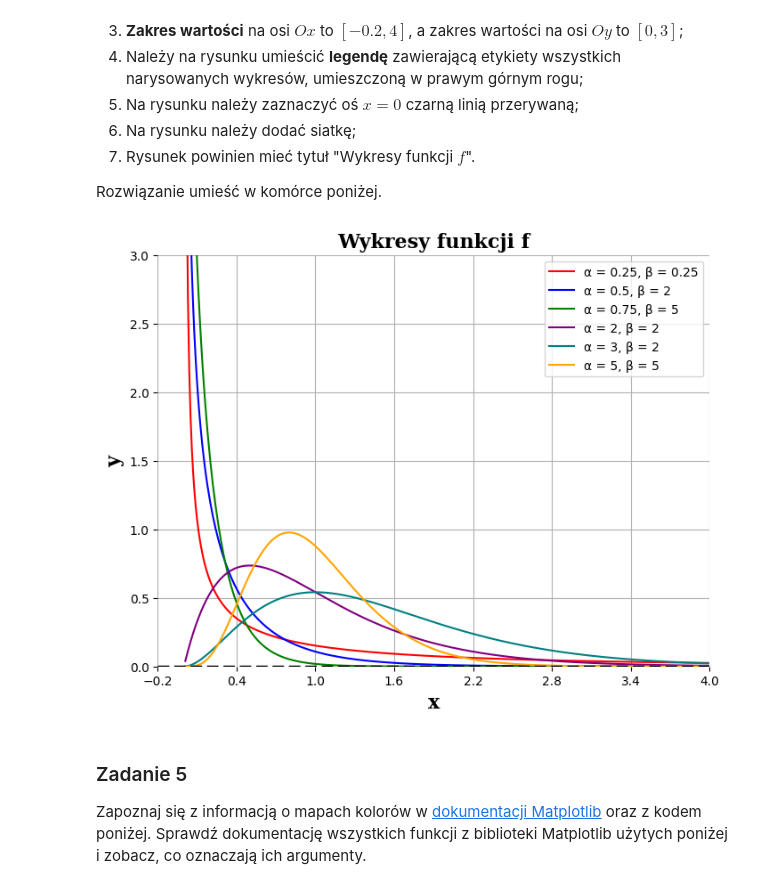
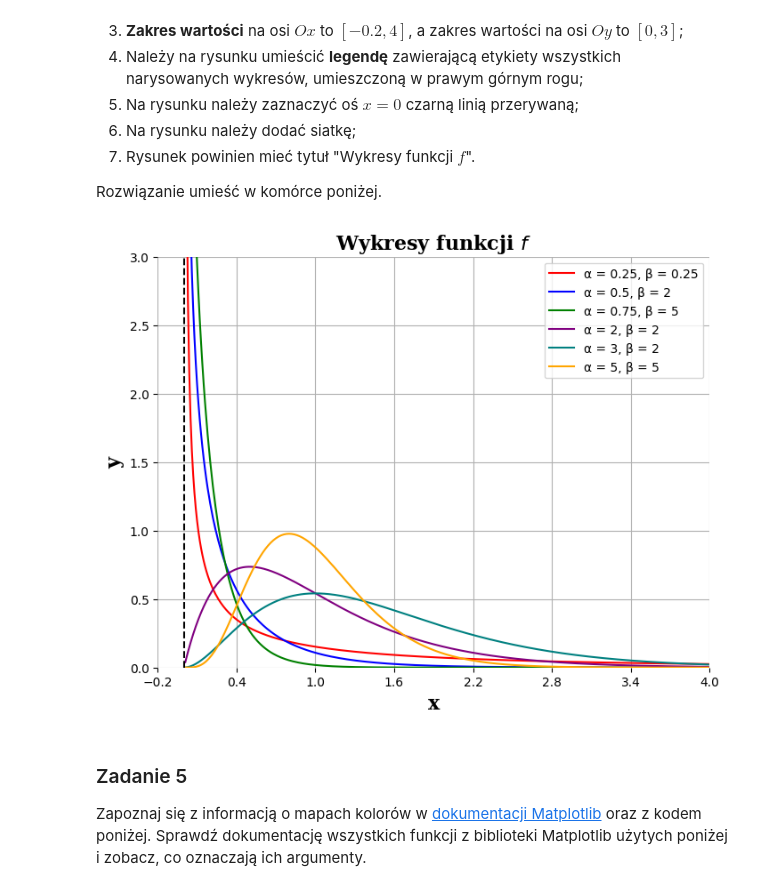
Before and after one commit to kacper-daniel/studia, a Jupyter notebook: wstep_do_programowania/wstep_lista5.ipynb, the cells around one changed output. Cells and saved outputs as stored; diff of their text form; code cells hidden in the pictures.

```diff
--- a/wstep_do_programowania/wstep_lista5.ipynb
+++ b/wstep_do_programowania/wstep_lista5.ipynb
@@ -121,36 +121,36 @@ def f(x, alpha, beta):
     return (((beta**alpha)/math.gamma(alpha))*(x**(alpha-1))*(math.e**(-1*beta*x)))
 
 x = np.arange(0.01, 4.0, 0.01)
 parameters = [(0.25, 0.25), (0.5, 2), (0.75, 5), (2,2), (3,2), (5,5)]
 colors = ["red", "blue", "green", "purple", "teal", "orange"]
 
 font = {'family': 'serif',
         'weight': 'bold',
         'size': 16,
         }
 
 fig, ax = plt.subplots(figsize = (8,6))
 ax.spines['top'].set_visible(False)
 ax.spines['right'].set_visible(False)
 ax.spines['left'].set_visible(False)
 ax.spines['bottom'].set_visible(False)
 plt.xlabel("x", fontdict=font)
 plt.ylabel("y", fontdict=font)
 plt.ylim(0, 3)
 plt.xlim(-0.2, 4)
 plt.xticks(np.arange(-0.2, 4, 0.6))
 lines = []
 labels = ["α = 0.25, β = 0.25", "α = 0.5, β = 2", "α = 0.75, β = 5", "α = 2, β = 2", "α = 3, β = 2", "α = 5, β = 5"]
 for i in range(len(parameters)):
     line, = ax.plot(x, f(x, parameters[i][0], parameters[i][1]), colors[i])
     lines.append(line)
 ax.grid()
 ax.legend(lines, labels)
-plt.axhline(0, color='black', linestyle="dashed", linewidth = 2.5)
-plt.title("Wykresy funkcji f", fontdict=font)
+plt.axvline(0, color='black', linestyle="dashed", linewidth = 1.5)
+plt.title("Wykresy funkcji $f$", fontdict=font)
 plt.show()
 # %% [output]
-[figure, old version]
+[figure, new version]
 # %% [markdown]
 ### Zadanie 5
 
```
Also changed, not shown: parts of 1 cell of this notebook, 2 other files.
